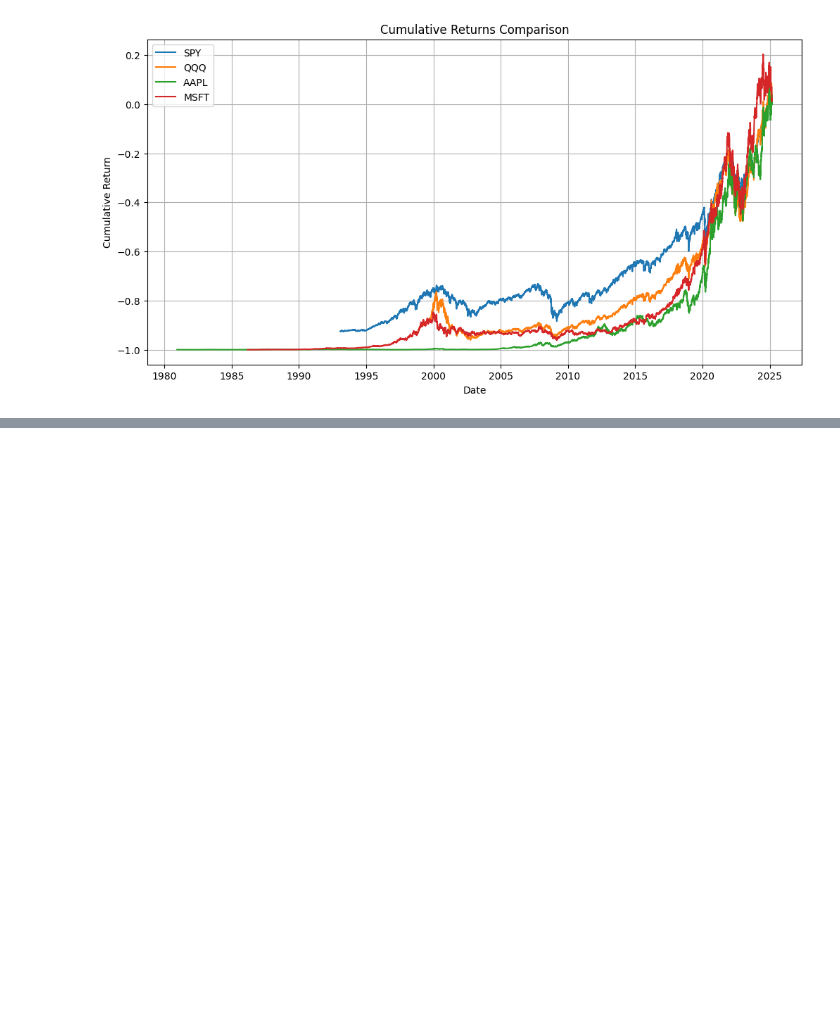
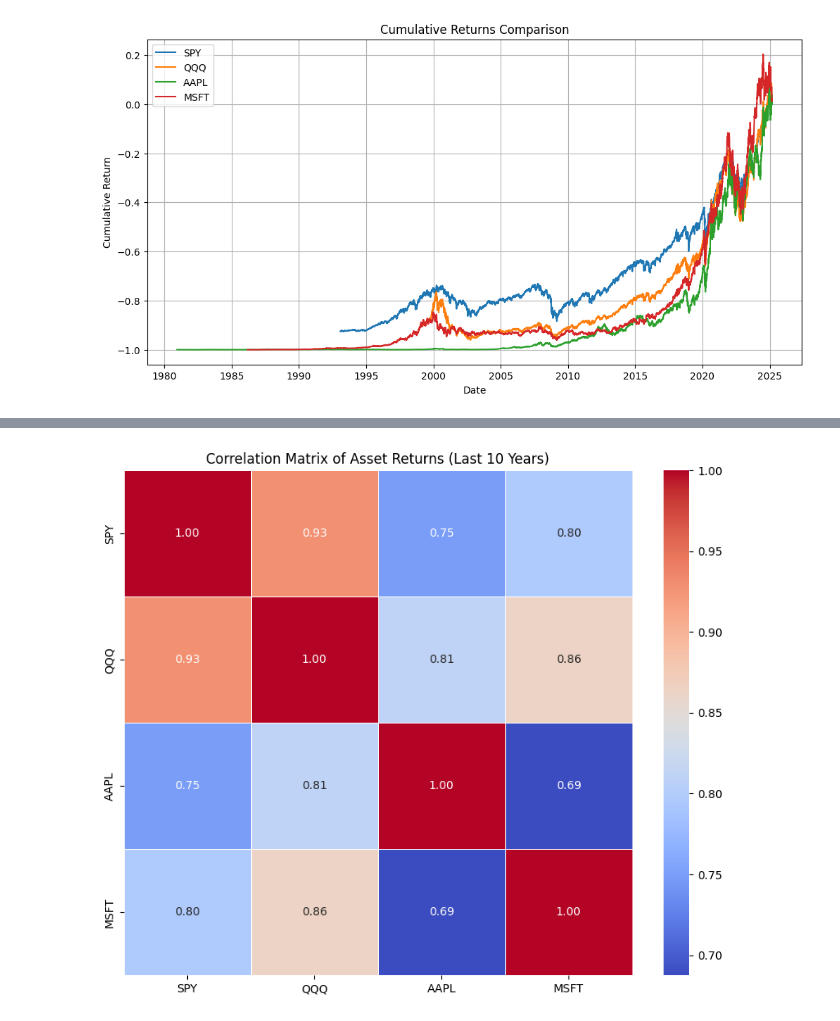
Before and after one commit to AntonioWh1te/The-Journey, a Jupyter notebook: Phase_2_2_FMP_Practice.ipynb, the cells around one changed output, grey strips where cells are left out. Saved outputs shown, nothing was run; the diff lists cells and outputs as text; code cells hidden in the pictures; blank space fills up the shorter version.

```diff
--- a/Phase_2_2_FMP_Practice.ipynb
+++ b/Phase_2_2_FMP_Practice.ipynb
@@ -146,0 +201,49 @@ Enter your API Key Here: ··········
+# %%
+!pip install plotly seaborn
+import pandas as pd
+import requests
+import getpass
+import datetime
+import seaborn as sns
+import matplotlib.pyplot as plt
+
+apikey = getpass.getpass("Enter your API Key Here: ")
+
+# Define a function that takes a ticker symbol as input and returns a Pandas DataFrame with the historical prices and calculated cumulative returns.
+def get_cumulative_returns(ticker):
+    # Added '/' to the URL to form the correct endpoint path
+    url = f"https://financialmodelingprep.com/api/v3/historical-price-full/{ticker}?apikey={apikey}&serietype=line"
+    response = requests.get(url)
+    data = response.json()
+    # Accessing the 'historical' data correctly. If 'data' is a list, take the first element. If it's a dictionary, use 'historical' key directly
+    historical_data = data['historical'] if isinstance(data, dict) and 'historical' in data else data[0]['historical'] if isinstance(data, list) and data and isinstance(data[0], dict) and 'historical' in data[0] else []
+    df = pd.DataFrame(historical_data)
+    df['date'] = pd.to_datetime(df['date'])
+    df.set_index('date', inplace=True)
+
+    # Filter data for the last 10 years
+    ten_years_ago = datetime.date.today() - datetime.timedelta(days=10*365)
+    df = df[df.index.date >= ten_years_ago]
+
+    df['Daily_Return'] = df['close'].pct_change()
+    df['Cumulative_Return'] = (1 + df['Daily_Return']).cumprod() - 1
+    return df
+
+# Use a loop call to get_cumulative_returns function for each ticker and store the results in a dictionary.
+tickers = ['SPY', 'QQQ', 'AAPL', 'MSFT']
+returns_data = {}
+for ticker in tickers:
+    returns_data[ticker] = get_cumulative_returns(ticker)
+
+# Create a DataFrame with daily returns of all assets
+daily_returns_df = pd.DataFrame({ticker: data['Daily_Return'] for ticker, data in returns_data.items()})
+
+# Calculate the correlation matrix
+correlation_matrix = daily_returns_df.corr()
+
+# Create a heatmap with annotations
+plt.figure(figsize=(10, 8))  # Adjust figure size as needed
+sns.heatmap(correlation_matrix, annot=True, cmap='coolwarm', fmt=".2f", linewidths=.5)
+plt.title('Correlation Matrix of Asset Returns (Last 10 Years)')
+plt.show()
+# %% [output]
@@ -146,0 +268 @@ Enter your API Key Here: ··········
+[figure, added]
```
Also changed, not shown: parts of 2 cells of this notebook.
